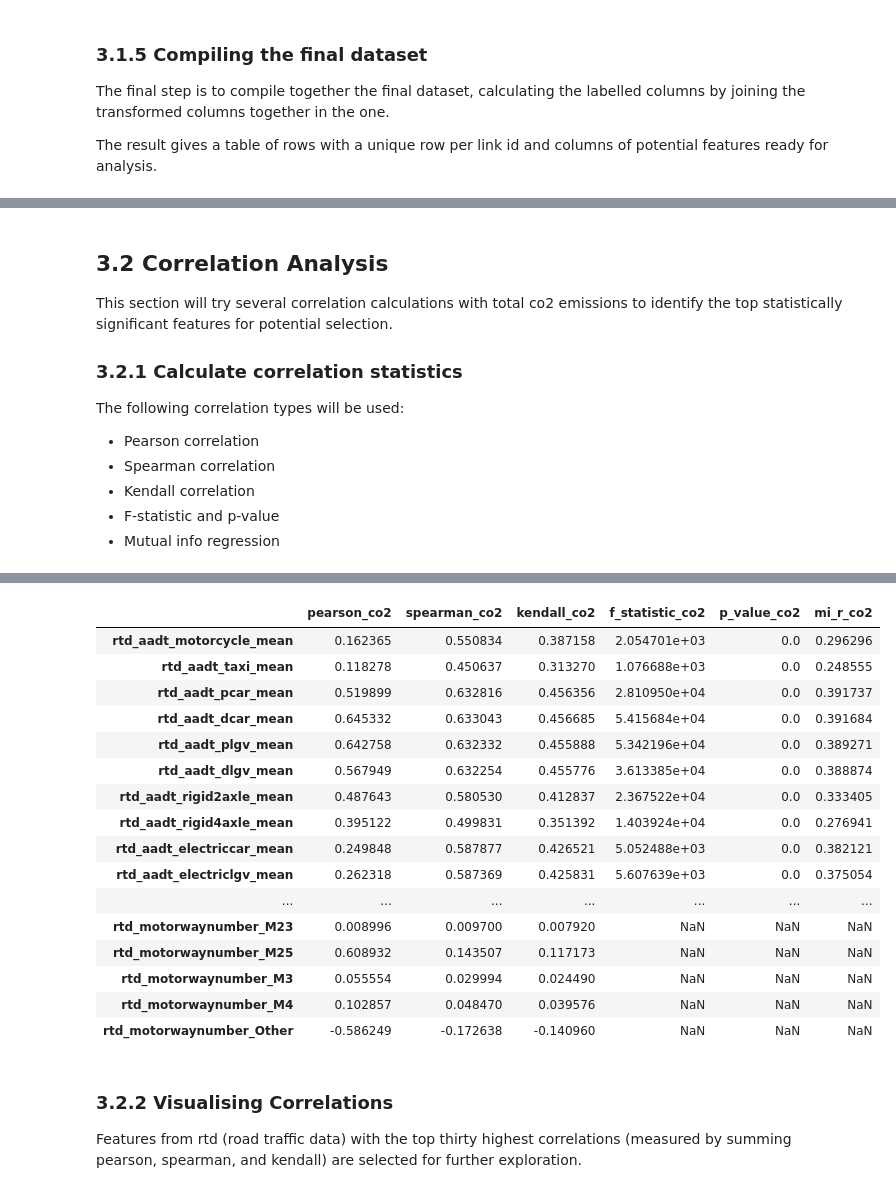
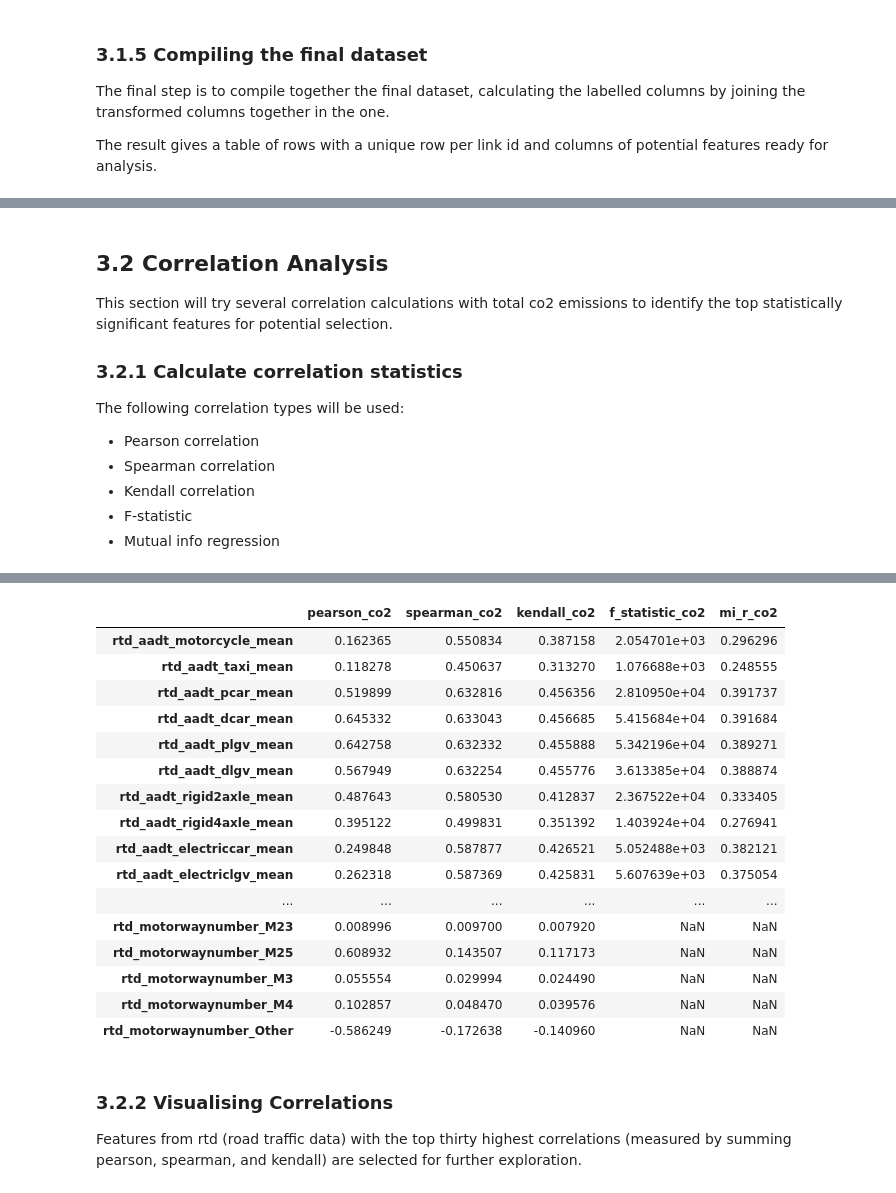
Before and after one commit to abdulrahman-almarzooqi/csck503project, a Jupyter notebook: LAEI_PREDICT_ATMOSPHERIC_EMISSIONS.ipynb, the cells around one changed output, grey strips where cells are left out. Saved outputs shown, nothing was run; the diff lists cells and outputs as text; code cells hidden in the pictures.

Commit message:
Amendment to correlation section

```diff
--- a/LAEI_PREDICT_ATMOSPHERIC_EMISSIONS.ipynb
+++ b/LAEI_PREDICT_ATMOSPHERIC_EMISSIONS.ipynb
@@ -657,7 +657,7 @@ The following correlation types will be used:
 - Pearson correlation
 - Spearman correlation
 - Kendall correlation
-- F-statistic and p-value
+- F-statistic
 - Mutual info regression
 # %%
 %%time
@@ -689,13 +689,9 @@ y.fillna(0, inplace=True)
 fs = feature_selection.f_regression(X, y, center=True)
 
 f_statistic = [float('{0:.10f}'.format(v)) for v in fs[0]]
-p_value = [float('{0:.10f}'.format(v)) for v in fs[1]]
 
 f_statistic_series = pd.Series(f_statistic, float_columns)
 df_correlations["f_statistic_co2"] = f_statistic_series
-
-p_value_series = pd.Series(p_value, float_columns)
-df_correlations["p_value_co2"] = p_value_series
 
 # Mutual info regression
 mi_r = feature_selection.mutual_info_regression(X, y)
@@ -709,20 +705,20 @@ Wall time: 14.4 s
-|  | pearson_co2 | spearman_co2 | kendall_co2 | f_statistic_co2 | p_value_co2 | mi_r_co2 |
-| rtd_aadt_motorcycle_mean | 0.162365 | 0.550834 | 0.387158 | 2.054701e+03 | 0.0 | 0.296296 |
-| rtd_aadt_taxi_mean | 0.118278 | 0.450637 | 0.313270 | 1.076688e+03 | 0.0 | 0.248555 |
-| rtd_aadt_pcar_mean | 0.519899 | 0.632816 | 0.456356 | 2.810950e+04 | 0.0 | 0.391737 |
-| rtd_aadt_dcar_mean | 0.645332 | 0.633043 | 0.456685 | 5.415684e+04 | 0.0 | 0.391684 |
-| rtd_aadt_plgv_mean | 0.642758 | 0.632332 | 0.455888 | 5.342196e+04 | 0.0 | 0.389271 |
-| rtd_aadt_dlgv_mean | 0.567949 | 0.632254 | 0.455776 | 3.613385e+04 | 0.0 | 0.388874 |
-| rtd_aadt_rigid2axle_mean | 0.487643 | 0.580530 | 0.412837 | 2.367522e+04 | 0.0 | 0.333405 |
-| rtd_aadt_rigid4axle_mean | 0.395122 | 0.499831 | 0.351392 | 1.403924e+04 | 0.0 | 0.276941 |
-| rtd_aadt_electriccar_mean | 0.249848 | 0.587877 | 0.426521 | 5.052488e+03 | 0.0 | 0.382121 |
-| rtd_aadt_electriclgv_mean | 0.262318 | 0.587369 | 0.425831 | 5.607639e+03 | 0.0 | 0.375054 |
-| ... | ... | ... | ... | ... | ... | ... |
-| rtd_motorwaynumber_M23 | 0.008996 | 0.009700 | 0.007920 | NaN | NaN | NaN |
-| rtd_motorwaynumber_M25 | 0.608932 | 0.143507 | 0.117173 | NaN | NaN | NaN |
-| rtd_motorwaynumber_M3 | 0.055554 | 0.029994 | 0.024490 | NaN | NaN | NaN |
-| rtd_motorwaynumber_M4 | 0.102857 | 0.048470 | 0.039576 | NaN | NaN | NaN |
-| rtd_motorwaynumber_Other | -0.586249 | -0.172638 | -0.140960 | NaN | NaN | NaN |
+|  | pearson_co2 | spearman_co2 | kendall_co2 | f_statistic_co2 | mi_r_co2 |
+| rtd_aadt_motorcycle_mean | 0.162365 | 0.550834 | 0.387158 | 2.054701e+03 | 0.296296 |
+| rtd_aadt_taxi_mean | 0.118278 | 0.450637 | 0.313270 | 1.076688e+03 | 0.248555 |
+| rtd_aadt_pcar_mean | 0.519899 | 0.632816 | 0.456356 | 2.810950e+04 | 0.391737 |
+| rtd_aadt_dcar_mean | 0.645332 | 0.633043 | 0.456685 | 5.415684e+04 | 0.391684 |
+| rtd_aadt_plgv_mean | 0.642758 | 0.632332 | 0.455888 | 5.342196e+04 | 0.389271 |
+| rtd_aadt_dlgv_mean | 0.567949 | 0.632254 | 0.455776 | 3.613385e+04 | 0.388874 |
+| rtd_aadt_rigid2axle_mean | 0.487643 | 0.580530 | 0.412837 | 2.367522e+04 | 0.333405 |
+| rtd_aadt_rigid4axle_mean | 0.395122 | 0.499831 | 0.351392 | 1.403924e+04 | 0.276941 |
+| rtd_aadt_electriccar_mean | 0.249848 | 0.587877 | 0.426521 | 5.052488e+03 | 0.382121 |
+| rtd_aadt_electriclgv_mean | 0.262318 | 0.587369 | 0.425831 | 5.607639e+03 | 0.375054 |
+| ... | ... | ... | ... | ... | ... |
+| rtd_motorwaynumber_M23 | 0.008996 | 0.009700 | 0.007920 | NaN | NaN |
+| rtd_motorwaynumber_M25 | 0.608932 | 0.143507 | 0.117173 | NaN | NaN |
+| rtd_motorwaynumber_M3 | 0.055554 | 0.029994 | 0.024490 | NaN | NaN |
+| rtd_motorwaynumber_M4 | 0.102857 | 0.048470 | 0.039576 | NaN | NaN |
+| rtd_motorwaynumber_Other | -0.586249 | -0.172638 | -0.140960 | NaN | NaN |
 # %% [markdown]
 ### 3.2.2 Visualising Correlations
 
```
Also changed, not shown: parts of 15 cells of this notebook.
